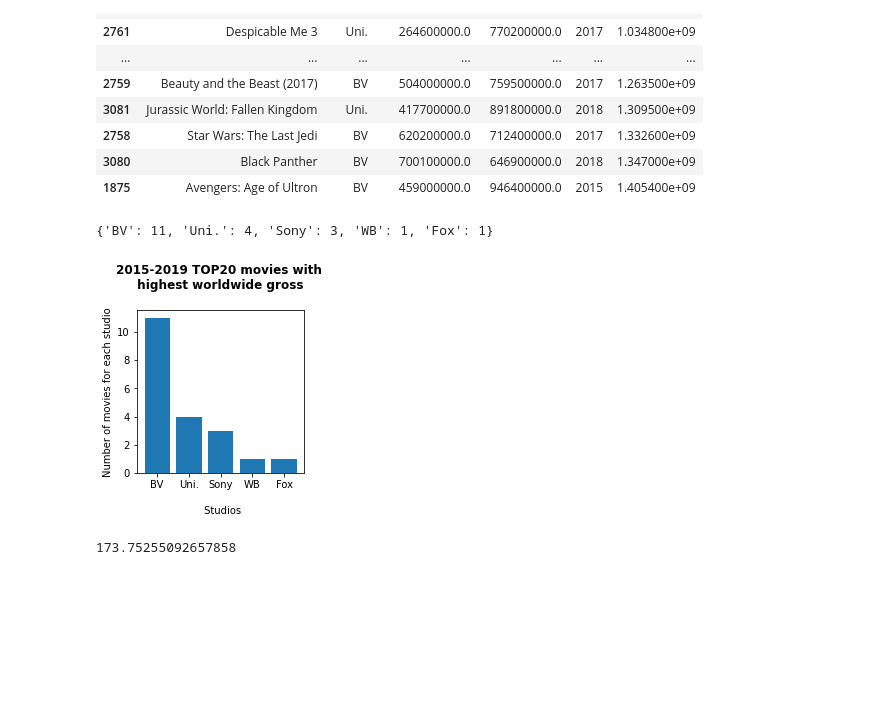
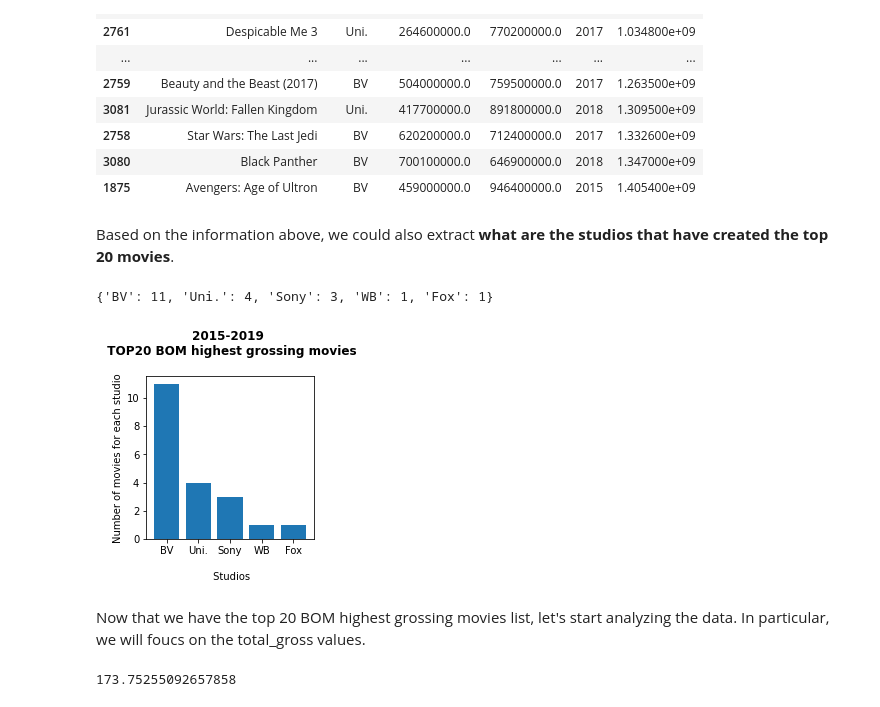
Before and after one commit to arecai/ari_first_attem, a Jupyter notebook: dsc-phase1-project-template.ipynb, the cells around one changed output. Saved outputs shown, nothing was run; the diff lists cells and outputs as text; code cells hidden in the pictures; blank space fills up the shorter version.

```diff
--- a/dsc-phase1-project-template.ipynb
+++ b/dsc-phase1-project-template.ipynb
@@ -818,6 +885,9 @@ gross_top25
 | 2758 | Star Wars: The Last Jedi | BV | 620200000.0 | 712400000.0 | 2017 | 1.332600e+09 |
 | 3080 | Black Panther | BV | 700100000.0 | 646900000.0 | 2018 | 1.347000e+09 |
 | 1875 | Avengers: Age of Ultron | BV | 459000000.0 | 946400000.0 | 2015 | 1.405400e+09 |
+# %% [markdown]
+
+Based on the information above, we could also extract **what are the studios that have created the top 20 movies**.
 # %%
 #what are the studios of these top 25 movies?
 
@@ -828,12 +898,14 @@ studios
 # %%
 fig, ax = plt.subplots(figsize=(3, 3))
 plt.bar(*zip(*studios.items()))
 ax.set_ylabel('Number of movies for each studio')
 ax.set_xlabel('\n Studios')
-ax.set_title('2015-2019 TOP20 movies with \n highest worldwide gross \n', fontweight="bold")
+ax.set_title('2015-2019 \n TOP20 BOM highest grossing movies\n', fontweight="bold")
 plt.show();
 # %% [output]
-[figure, old version]
+[figure, new version]
+# %% [markdown]
+Now that we have the top 20 BOM highest grossing movies list, let's start analyzing the data. In particular, we will foucs on the total_gross values.
 # %%
 #let's calculate the total_Gross median and stdev/
 
```
Also changed, not shown: parts of 86 cells of this notebook.
